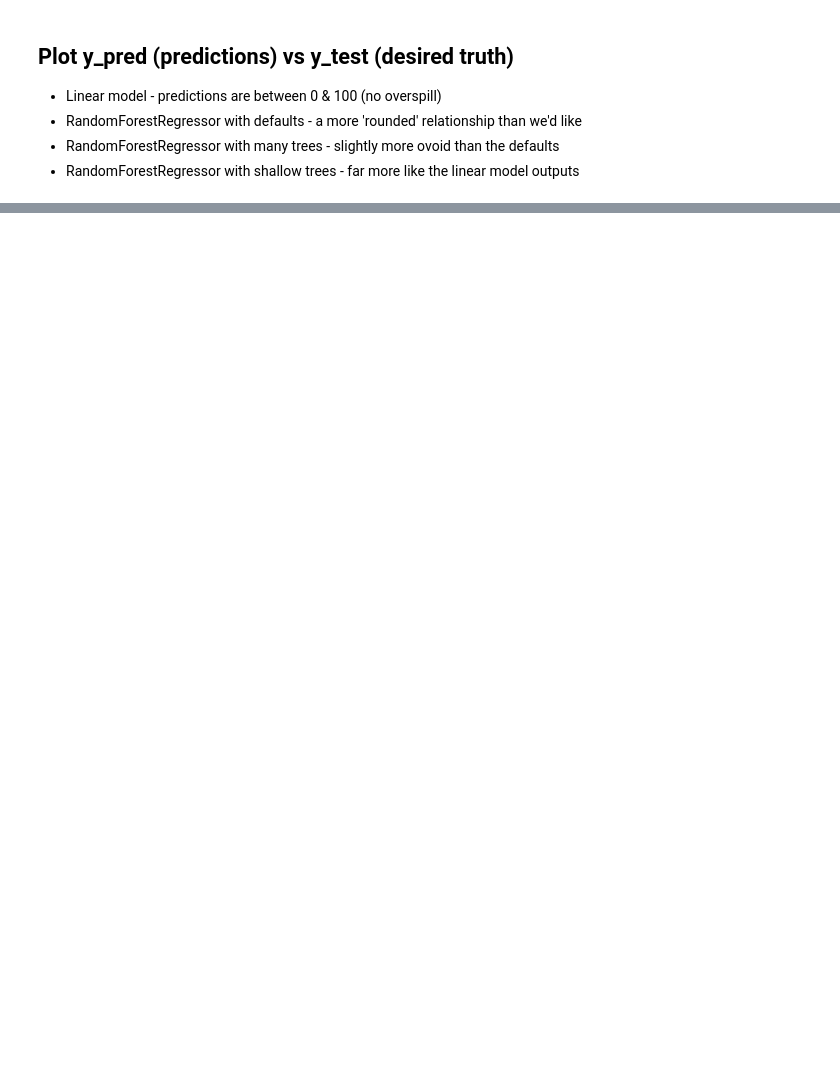
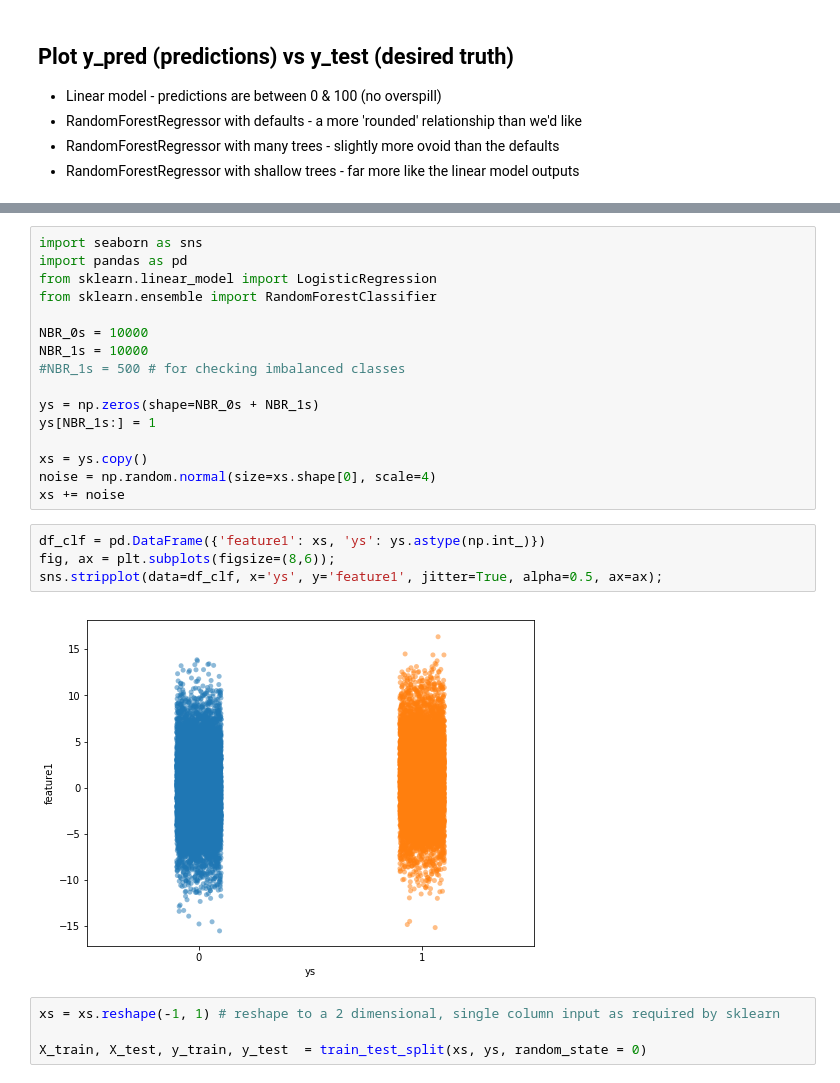
Before and after one commit to ianozsvald/data_science_delivered, a Jupyter notebook: ml_noisy_linear_signal_with_linear_and_randomforest_models.ipynb, the cells around one changed output, grey strips where cells are left out. Drawn from its saved outputs; the diff is of its cells as text; blank space fills up the shorter version.

Commit message:
updates with a set of classifiers

```diff
--- a/ml_noisy_linear_signal_with_linear_and_randomforest_models.ipynb
+++ b/ml_noisy_linear_signal_with_linear_and_randomforest_models.ipynb
@@ -130,0 +137,26 @@ fig.tight_layout()
+# %%
+import seaborn as sns
+import pandas as pd
+from sklearn.linear_model import LogisticRegression
+from sklearn.ensemble import RandomForestClassifier
+
+NBR_0s = 10000
+NBR_1s = 10000
+#NBR_1s = 500 # for checking imbalanced classes
+
+ys = np.zeros(shape=NBR_0s + NBR_1s)
+ys[NBR_1s:] = 1
+
+xs = ys.copy()
+noise = np.random.normal(size=xs.shape[0], scale=4)
+xs += noise
+# %%
+df_clf = pd.DataFrame({'feature1': xs, 'ys': ys.astype(np.int_)})
+fig, ax = plt.subplots(figsize=(8,6));
+sns.stripplot(data=df_clf, x='ys', y='feature1', jitter=True, alpha=0.5, ax=ax);
+# %% [output]
+[figure, added]
+# %%
+xs = xs.reshape(-1, 1) # reshape to a 2 dimensional, single column input as required by sklearn
+
+X_train, X_test, y_train, y_test  = train_test_split(xs, ys, random_state = 0)
```
Also changed, not shown: parts of 10 cells of this notebook.
